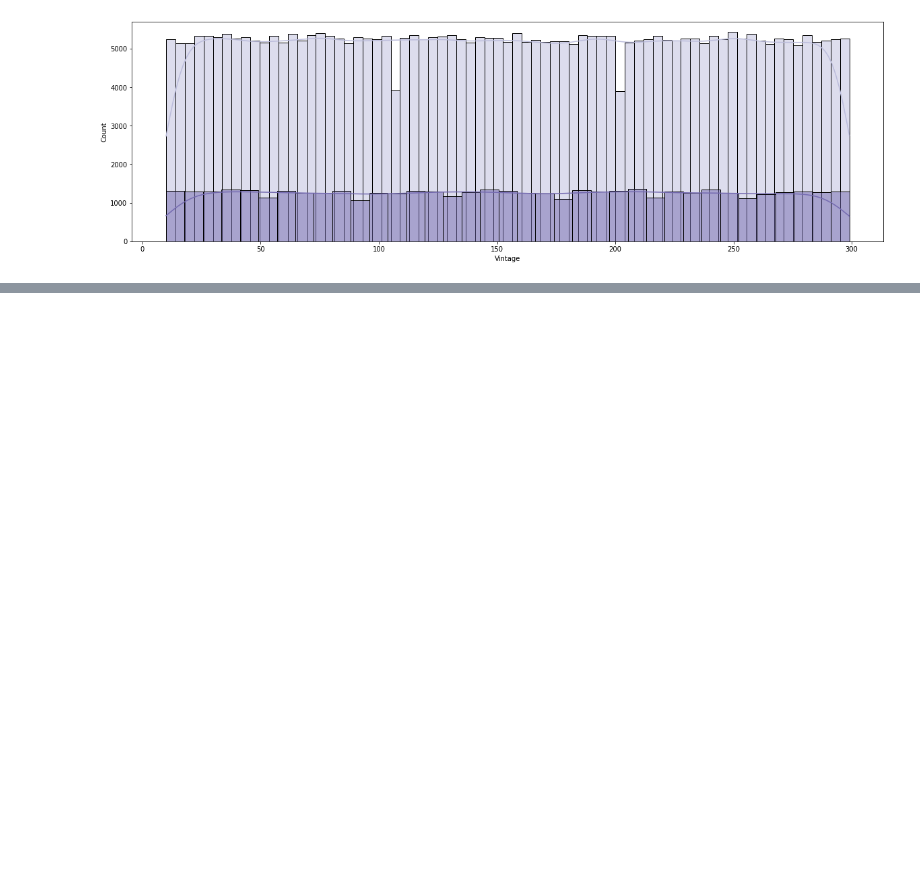
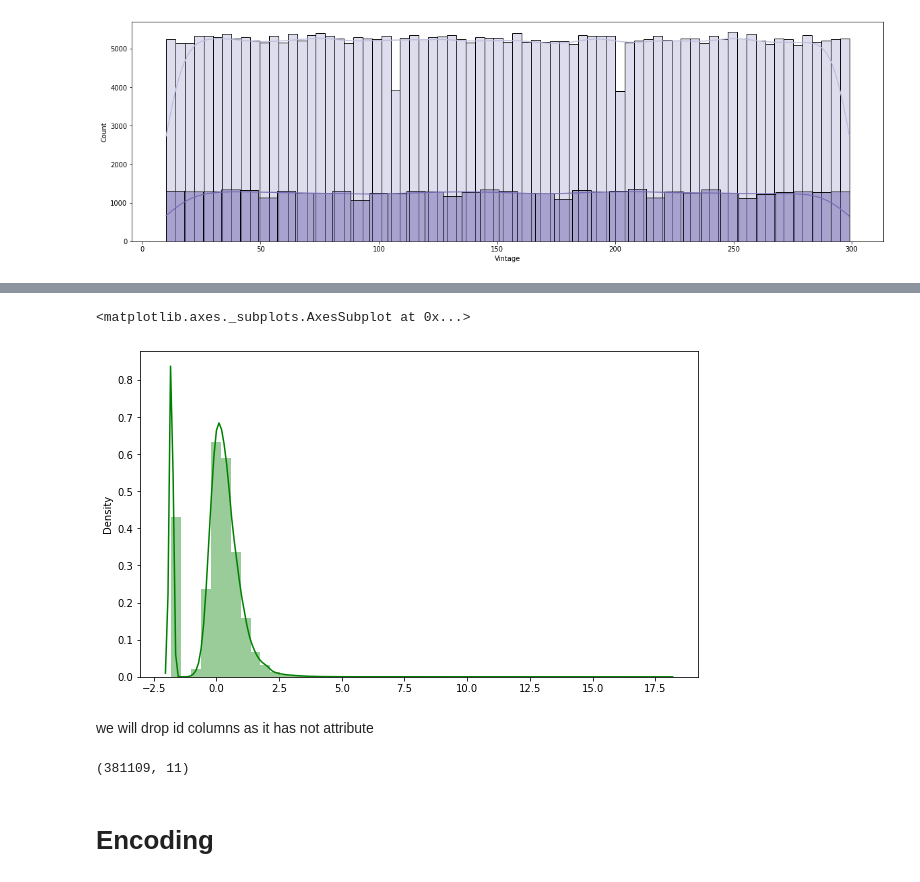
Before and after one commit to ajitpadole/HEALTH-INSURANCE-CROSS-SEAL-PREDICTION, a Jupyter notebook: HEALTH_INSURANCE_CROSS_SELL_PREDICTION.ipynb, the cells around one changed output, grey strips where cells are left out. Drawn from its saved outputs; the diff is of its cells as text; code cells hidden in the pictures; blank space fills up the shorter version.

```diff
--- a/HEALTH_INSURANCE_CROSS_SELL_PREDICTION.ipynb
+++ b/HEALTH_INSURANCE_CROSS_SELL_PREDICTION.ipynb
@@ -296,0 +321,17 @@ Text(0.5, 1.0, ' Vintage vs response')
+# %%
+features=df[['Annual_Premium']]
+# %%
+#instatiate
+from sklearn.preprocessing import PowerTransformer
+
+pt = PowerTransformer(method='yeo-johnson', standardize=True,)
+
+skl_yeojohnson = pt.fit(features)
+
+print (skl_yeojohnson.lambdas_)
+
+calc_lambdas = skl_yeojohnson.lambdas_
+skl_yeojohnson = pt.transform(features)
+df['Annual_Premium'] = pd.DataFrame(data=skl_yeojohnson, columns=['Annual_Premium'])
+
+df['Annual_Premium']
@@ -296,0 +352,8 @@ Text(0.5, 1.0, ' Vintage vs response')
+# %%
+fig=plt.subplots(figsize= (10,6))
+sns.distplot(x=df['Annual_Premium'], color='g')
+# %% [output]
+<matplotlib.axes._subplots.AxesSubplot at 0x...>
+[figure, added]
+# %% [markdown]
+we will drop id columns as it has not attribute
@@ -296,0 +362,6 @@ Text(0.5, 1.0, ' Vintage vs response')
+# %%
+df.shape
+# %% [output]
+(381109, 11)
+# %% [markdown]
+# **Encoding**
```
Also changed, not shown: parts of 13 cells of this notebook.
